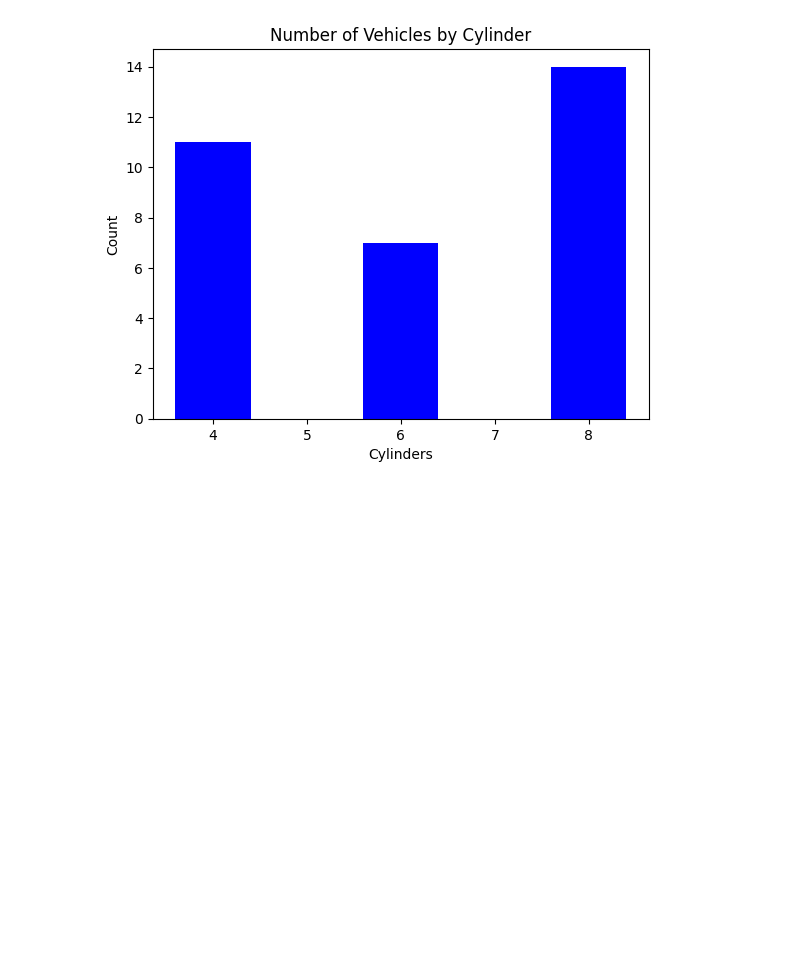
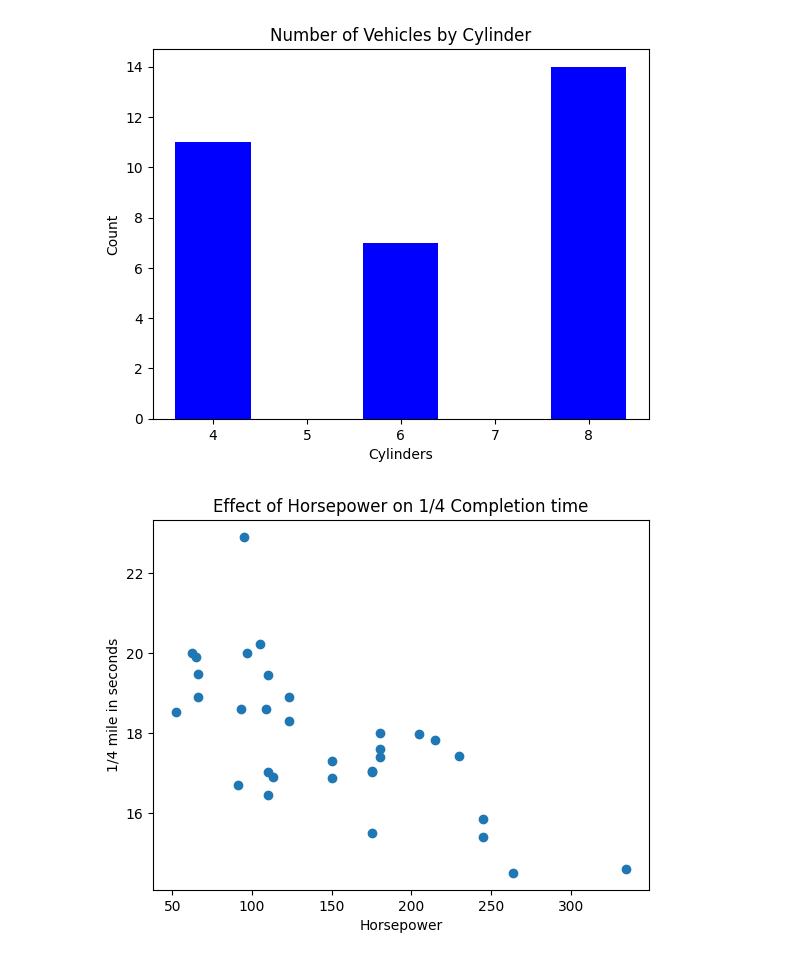
Before and after one commit to marielle1999/Data-Visualisation-, a Jupyter notebook: HC1Datavisualistion2.ipynb, the cells around one changed output. Drawn from its saved outputs; the diff is of its cells as text; code cells hidden in the pictures; blank space fills up the shorter version.

```diff
--- a/HC1Datavisualistion2.ipynb
+++ b/HC1Datavisualistion2.ipynb
@@ -31,3 +31,13 @@ plt.ylabel('Count')
 plt.show()
 # %% [output]
 [figure]
+# %%
+plt.scatter(df['hp'],df['qsec'])
+
+plt.title('Effect of Horsepower on 1/4 Completion time')
+plt.xlabel('Horsepower')
+plt.ylabel('1/4 mile in seconds')
+
+plt.show()
+# %% [output]
+[figure, added]
```
Also changed, not shown: parts of 1 cell of this notebook.
